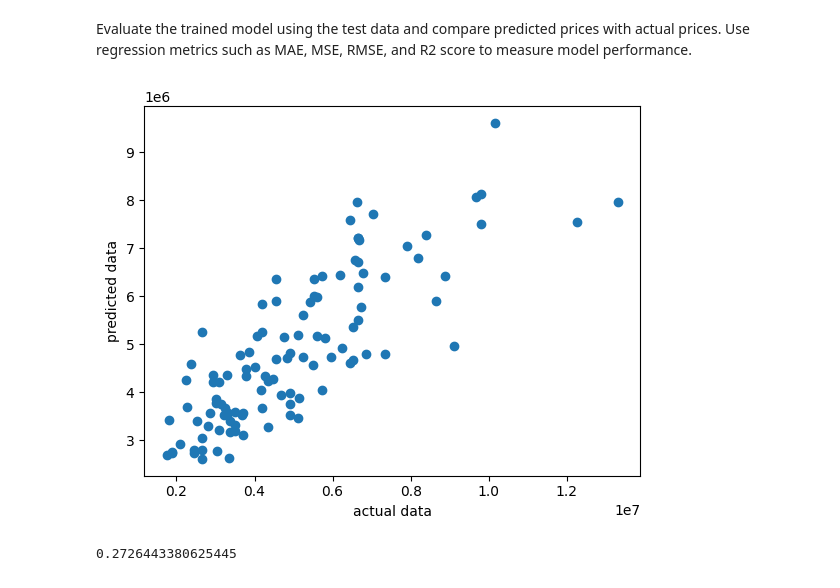
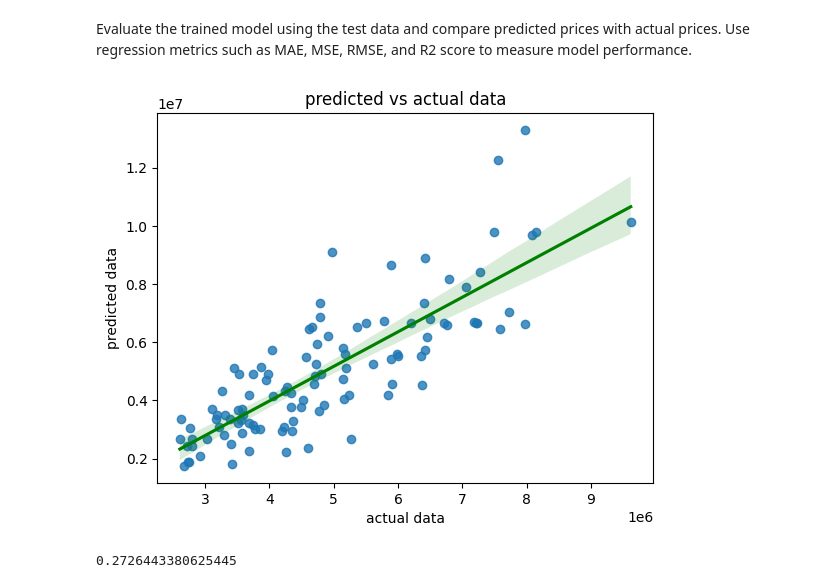
Before and after one commit to Asit-Sengar/Machine_Learning_Projects, a Jupyter notebook: House_Price_Prediction/Notebooks/House_Price_Prediction.ipynb, the cells around one changed output. Saved outputs shown, nothing was run; the diff lists cells and outputs as text; code cells hidden in the pictures.

Commit message:
creating the model

```diff
--- a/House_Price_Prediction/Notebooks/House_Price_Prediction.ipynb
+++ b/House_Price_Prediction/Notebooks/House_Price_Prediction.ipynb
@@ -145,7 +169,7 @@ x = df.drop(columns = ["price"])#all features reside here
 y = df["price"]#the outcome resides here
 X_train , X_test , Y_train , Y_test = train_test_split(x,y , test_size=0.2,random_state = 42)#splitting the
 # %%
-numerical_columns = x.select_dtypes(include = ["integer" , "float64"]).columns#creating numerical columns
+numerical_columns = x.select_dtypes(include = ["int64" , "float64"]).columns#creating numerical columns
 categorical_columns = x.select_dtypes(include = "object").columns#creating categorical columns
 # %%
 X_train , X_test , Y_train , Y_test = train_test_split(x,y , test_size=0.2,random_state = 42)
@@ -197,12 +222,18 @@ Use regression metrics such as MAE, MSE, RMSE, and R2 score to measure model per
 # %%
 Y_pred = pipe.predict(X_test)#predicting the data
 # %%
-plt.scatter(Y_test,Y_pred)
+sns.regplot(
+    x = Y_pred,
+    y = Y_test,
+    line_kws={"color":"green"}
+)
+plt.title("predicted vs actual data")
 plt.xlabel("actual data")
 plt.ylabel("predicted data")
+ci = None
 plt.show()
 # %% [output]
-[figure, old version]
+[figure, new version]
 # %%
 r2 = r2_score(Y_pred, Y_test)
 r2
```
Also changed, not shown: parts of 7 cells of this notebook.
